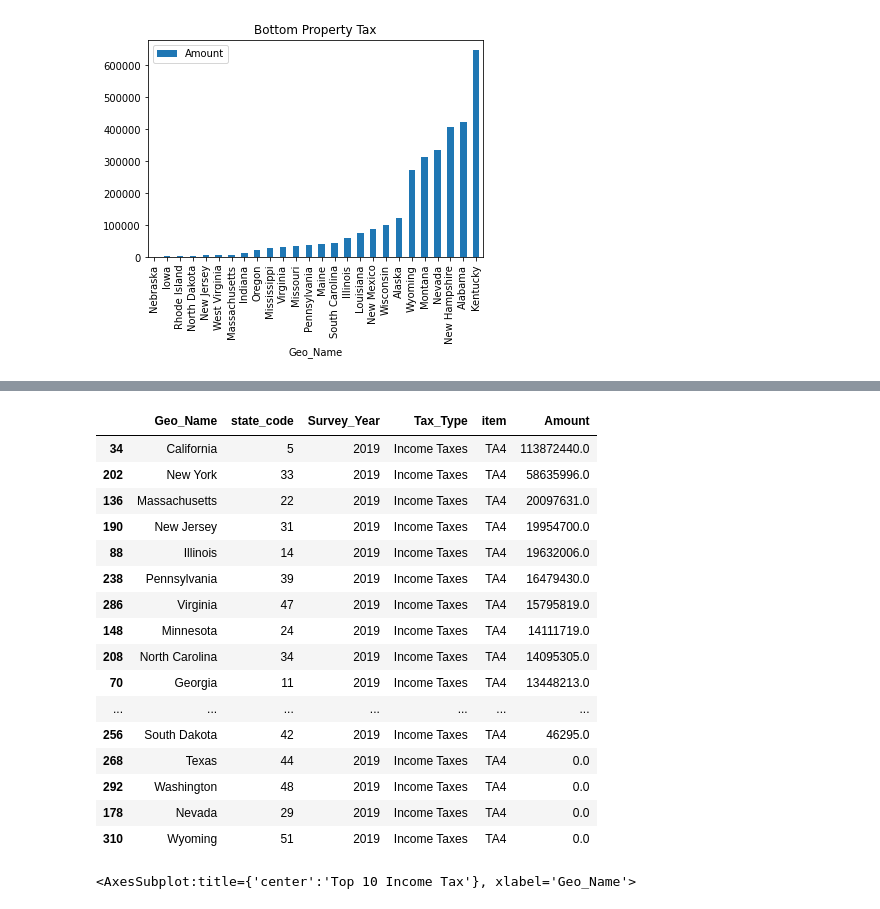
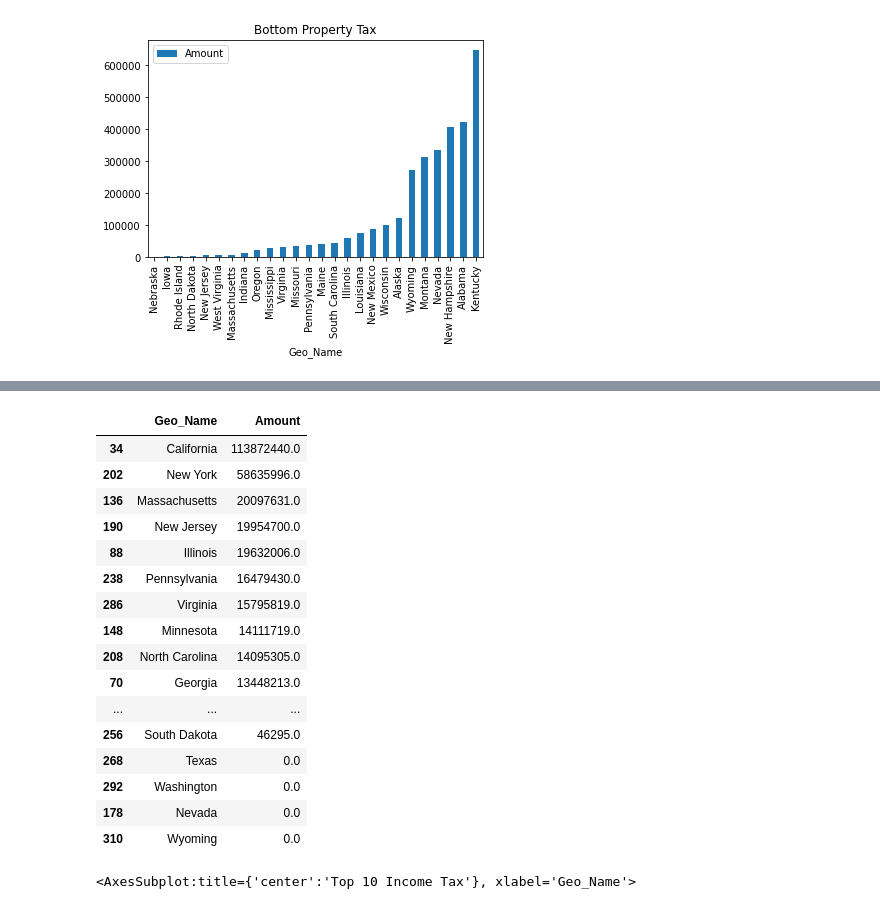
Before and after one commit to dperique/pandas_examples, a Jupyter notebook: us_property_and_income_tax.ipynb, the cells around one changed output, grey strips where cells are left out. Saved outputs shown, nothing was run; the diff lists cells and outputs as text; code cells hidden in the pictures.

```diff
--- a/us_property_and_income_tax.ipynb
+++ b/us_property_and_income_tax.ipynb
@@ -204,26 +198,26 @@ df_income_tax['Amount'] = df_income_tax['Amount'].str.replace(',', '').str.repla
 # %%
 # Sort biggest to smallest but remove the first one which is total US.
 #
 df_sorted_income_tax = df_income_tax.sort_values('Amount', ascending=False)
-df_sorted_income_tax
+df_sorted_income_tax.loc[:, ['Geo_Name','Amount']]
 # %% [output]
-|  | Geo_Name | state_code | Survey_Year | Tax_Type | item | Amount |
-| 34 | California | 5 | 2019 | Income Taxes | TA4 | 113872440.0 |
-| 202 | New York | 33 | 2019 | Income Taxes | TA4 | 58635996.0 |
-| 136 | Massachusetts | 22 | 2019 | Income Taxes | TA4 | 20097631.0 |
-| 190 | New Jersey | 31 | 2019 | Income Taxes | TA4 | 19954700.0 |
-| 88 | Illinois | 14 | 2019 | Income Taxes | TA4 | 19632006.0 |
-| 238 | Pennsylvania | 39 | 2019 | Income Taxes | TA4 | 16479430.0 |
-| 286 | Virginia | 47 | 2019 | Income Taxes | TA4 | 15795819.0 |
-| 148 | Minnesota | 24 | 2019 | Income Taxes | TA4 | 14111719.0 |
-| 208 | North Carolina | 34 | 2019 | Income Taxes | TA4 | 14095305.0 |
-| 70 | Georgia | 11 | 2019 | Income Taxes | TA4 | 13448213.0 |
-| ... | ... | ... | ... | ... | ... | ... |
-| 256 | South Dakota | 42 | 2019 | Income Taxes | TA4 | 46295.0 |
-| 268 | Texas | 44 | 2019 | Income Taxes | TA4 | 0.0 |
-| 292 | Washington | 48 | 2019 | Income Taxes | TA4 | 0.0 |
-| 178 | Nevada | 29 | 2019 | Income Taxes | TA4 | 0.0 |
-| 310 | Wyoming | 51 | 2019 | Income Taxes | TA4 | 0.0 |
+|  | Geo_Name | Amount |
+| 34 | California | 113872440.0 |
+| 202 | New York | 58635996.0 |
+| 136 | Massachusetts | 20097631.0 |
+| 190 | New Jersey | 19954700.0 |
+| 88 | Illinois | 19632006.0 |
+| 238 | Pennsylvania | 16479430.0 |
+| 286 | Virginia | 15795819.0 |
+| 148 | Minnesota | 14111719.0 |
+| 208 | North Carolina | 14095305.0 |
+| 70 | Georgia | 13448213.0 |
+| ... | ... | ... |
+| 256 | South Dakota | 46295.0 |
+| 268 | Texas | 0.0 |
+| 292 | Washington | 0.0 |
+| 178 | Nevada | 0.0 |
+| 310 | Wyoming | 0.0 |
 # %%
 # Plot top 10
 #
```
Also changed, not shown: parts of 2 cells of this notebook.
